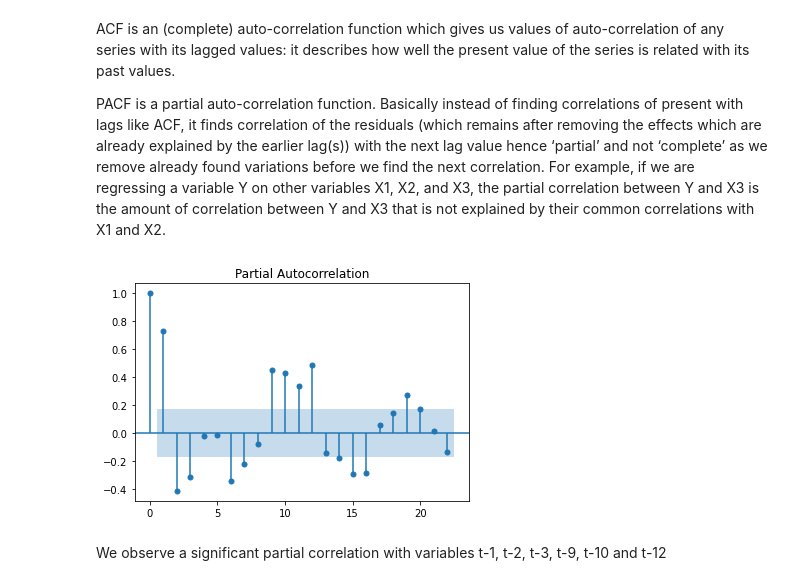
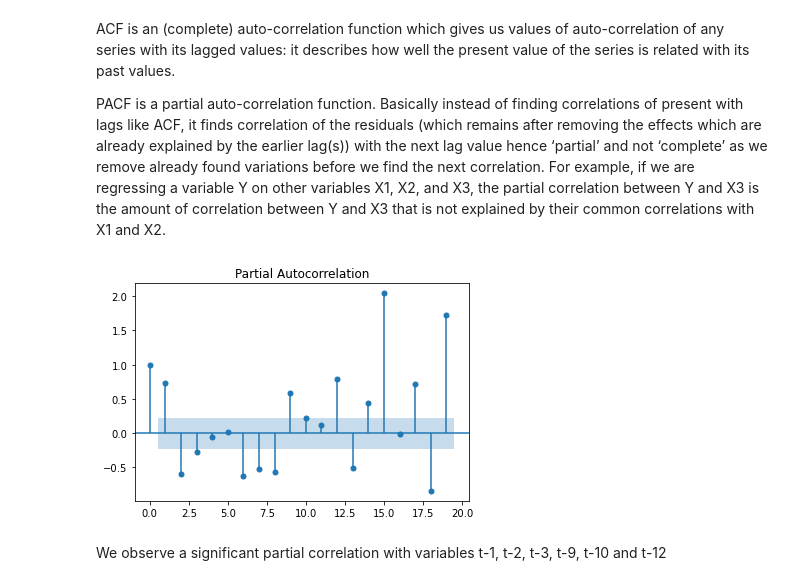
Before and after one commit to naayem/SwissHotelArrivalsPredictor, a Jupyter notebook: Project.ipynb, the cells around one changed output. Saved outputs shown, nothing was run; the diff lists cells and outputs as text; code cells hidden in the pictures.

```diff
--- a/Project.ipynb
+++ b/Project.ipynb
@@ -113,9 +113,9 @@ ACF is an (complete) auto-correlation function which gives us values of auto-cor
 
 PACF is a partial auto-correlation function. Basically instead of finding correlations of present with lags like ACF, it finds correlation of the residuals (which remains after removing the effects which are already explained by the earlier lag(s)) with the next lag value hence ‘partial’ and not ‘complete’ as we remove already found variations before we find the next correlation. For example, if we are regressing a variable Y on other variables X1, X2, and X3, the partial correlation between Y and X3 is the amount of correlation between Y and X3 that is not explained by their common correlations with X1 and X2.
 # %%
-pacf = plot_pacf(Arrivals['Total Arrivals'][:start_date_covid_crisis])
+pacf = plot_pacf(Arrivals['Total Arrivals'][:start_date_testing])
 # %% [output]
-[figure, old version]
+[figure, new version]
 # %% [markdown]
 We observe a significant partial correlation with variables t-1, t-2, t-3, t-9, t-10 and t-12
 # %%
```
Also changed, not shown: 2 other files.
